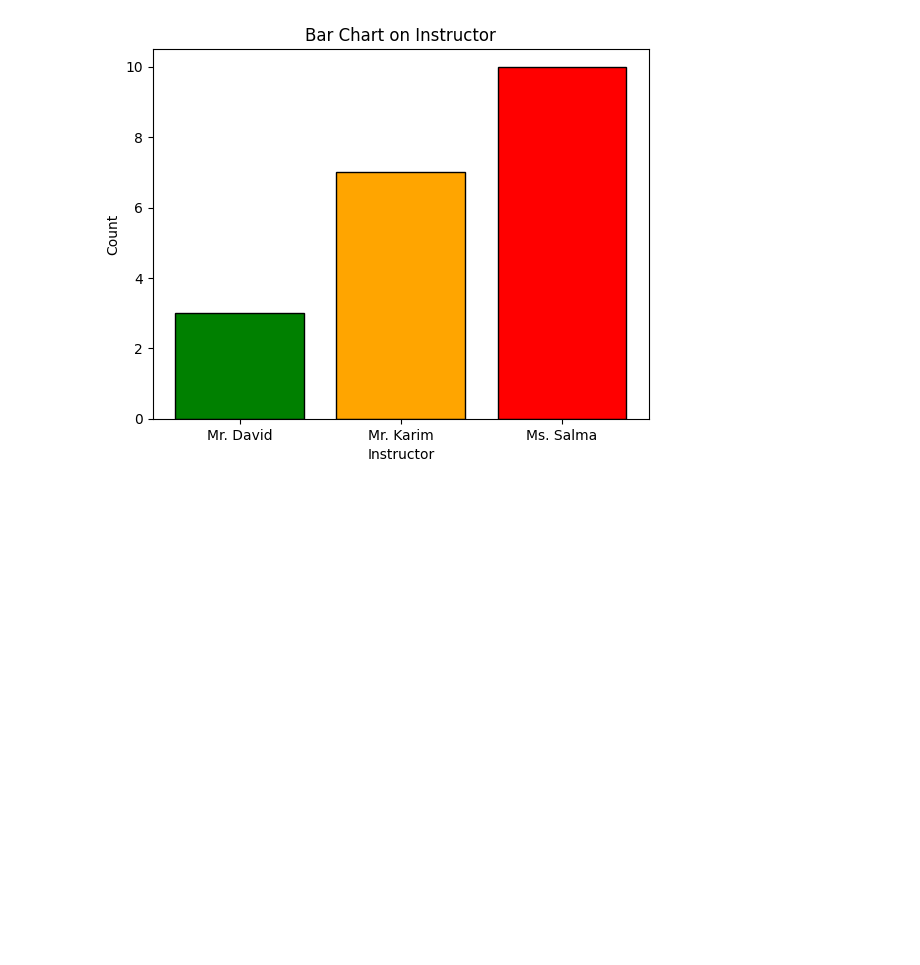
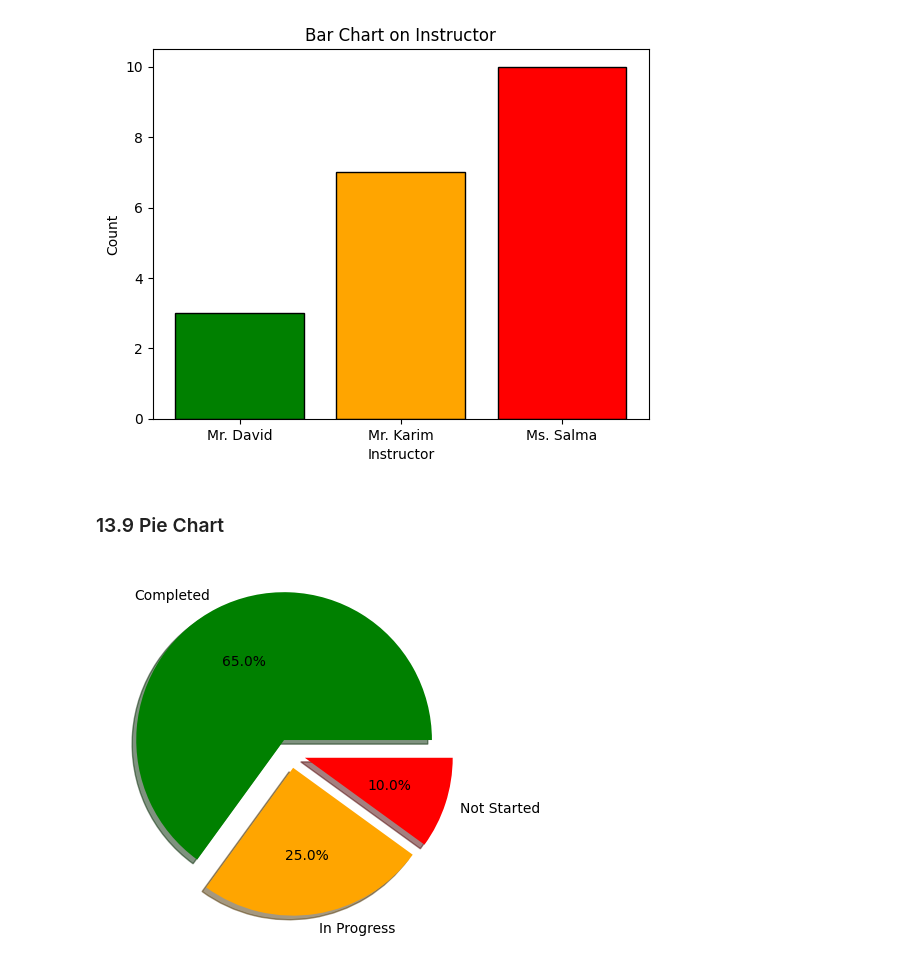
Before and after one commit to roybipro/AI-ML-learning-Phitron, a Jupyter notebook: Semister1/module_13_data_visualization_with_matplotlib/matplot.ipynb, the cells around one changed output. Saved outputs shown, nothing was run; the diff lists cells and outputs as text; code cells hidden in the pictures; blank space fills up the shorter version.

Commit message:
13.9 Pie Chart

```diff
--- a/Semister1/module_13_data_visualization_with_matplotlib/matplot.ipynb
+++ b/Semister1/module_13_data_visualization_with_matplotlib/matplot.ipynb
@@ -229,3 +229,11 @@ plt.bar(Instructor.index,Instructor.values, color = ['green','orange','red'], ed
 plt.show()
 # %% [output]
 [figure]
+# %% [markdown]
+### 13.9 Pie Chart
+# %%
+status = df.groupby('CompletionStatus').size()
+plt.pie(status,labels=status.index,autopct='%1.1f%%',colors = ['green','orange','red'],explode = [0.1,0.1,0.1],shadow = True)
+plt.show()
+# %% [output]
+[figure, added]
```
Also changed, not shown: parts of 1 cell of this notebook.
